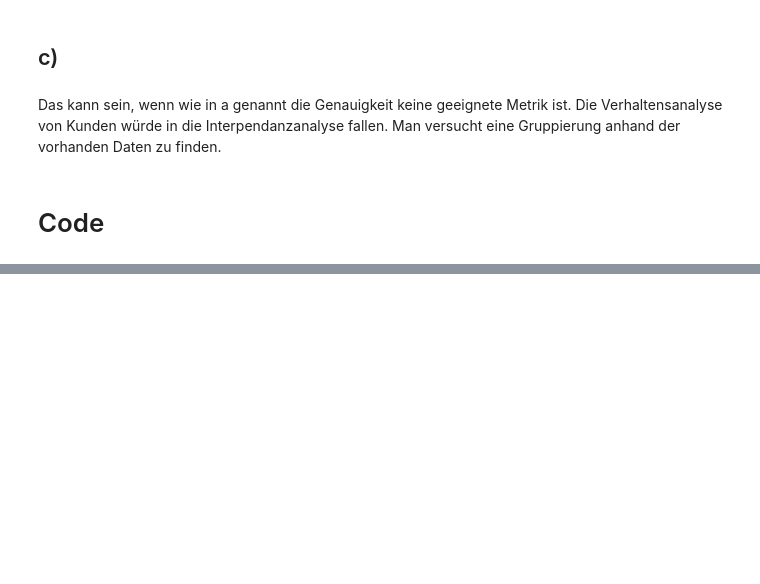
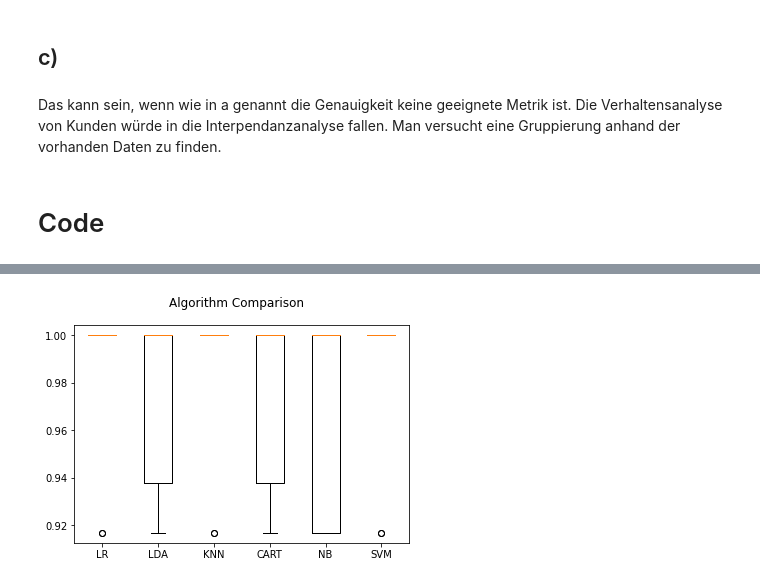
Before and after one commit to marvin353/SmartDataAnalytics_Gruppe1, a Jupyter notebook: Übungsblatt 1/Aufgabe_6.ipynb, the cells around one changed output, grey strips where cells are left out. Cells and saved outputs as stored; diff of their text form; code cells hidden in the pictures; blank space fills up the shorter version.

```diff
--- a/Übungsblatt 1/Aufgabe_6.ipynb
+++ b/Übungsblatt 1/Aufgabe_6.ipynb
@@ -92,18 +96,18 @@ scoring = "accuracy"
 # %%
 # Spot Check Algorithms
 models = []
-models.append((’LR’, LogisticRegression()))
-models.append((’LDA’, LinearDiscriminantAnalysis()))
-models.append((’KNN’, KNeighborsClassifier()))
-models.append((’CART’, DecisionTreeClassifier()))
-models.append((’NB’, GaussianNB()))
-models.append((’SVM’, SVC()))
+models.append(("LR", LogisticRegression()))
+models.append(("LDA", LinearDiscriminantAnalysis()))
+models.append(("KNN", KNeighborsClassifier()))
+models.append(("CART", DecisionTreeClassifier()))
+models.append(("NB", GaussianNB()))
+models.append(("SVM", SVC()))
 # evaluate each model in turn
 results = []
 names = []
 for name, model in models:
-cv_results=model_selection.cross_val_score(model, X_train, Y_train, cv=10, scoring=scoring)
-results.append(cv_results)
-names.append(name)
-msg = "%s: %f (%f)" % (name, cv_results.mean(), cv_results.std())
-print(msg)
+    cv_results=model_selection.cross_val_score(model, X_train, Y_train, cv=10, scoring=scoring)
+    results.append(cv_results)
+    names.append(name)
+    msg = "%s: %f (%f)" % (name, cv_results.mean(), cv_results.std())
+    print(msg)
@@ -110,11 +138,13 @@ print(msg)
 # %%
 # Compare Algorithms
 fig = plt.figure()
-fig.suptitle(’Algorithm Comparison’)
+fig.suptitle("Algorithm Comparison")
 ax = fig.add_subplot(111)
 plt.boxplot(results)
 ax.set_xticklabels(names)
 plt.show()
+# %% [output]
+[figure, added]
 # %%
 # Make predictions on validation dataset
 knn = KNeighborsClassifier()
```
Also changed, not shown: parts of 8 cells of this notebook.
